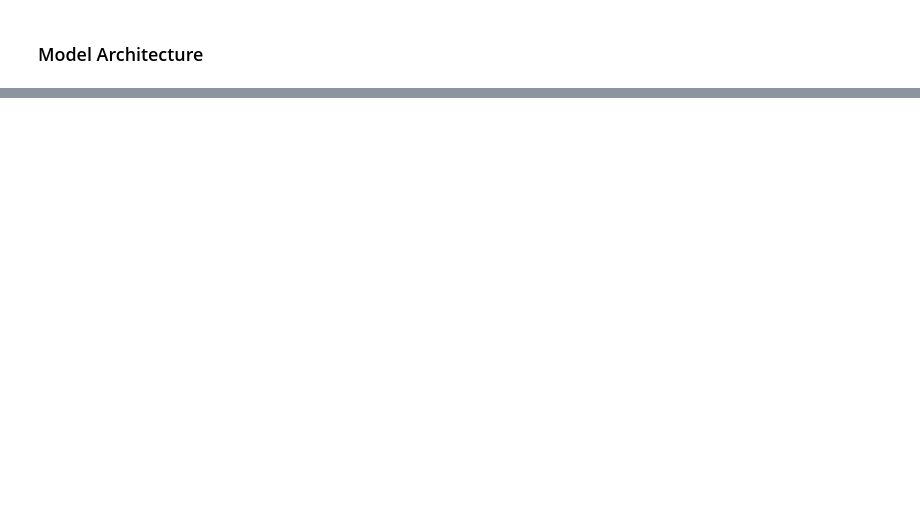
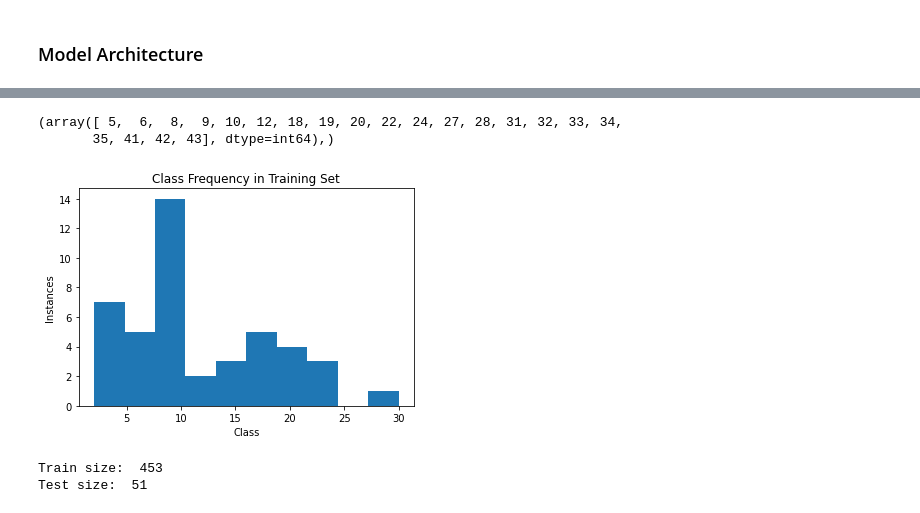
Before and after one commit to acediatic/SquirrelMonkey, a Jupyter notebook: VGG-16.ipynb, the cells around one changed output, grey strips where cells are left out. Cells and saved outputs as stored; diff of their text form; code cells hidden in the pictures; blank space fills up the shorter version.

```diff
--- a/VGG-16.ipynb
+++ b/VGG-16.ipynb
@@ -79,20 +79,18 @@ def load_image_dataset(directory, img_width, img_height: (np.ndarray, np.ndarray
 # %%
-X, y = load_image_dataset(TRAIN_DIRECTORY, img_width=IMG_WIDTH, img_height=IMG_HEIGHT)
+def investigate_class_distribution(y_ds, number_folds):
+    #TODO ensure that the plot is displayed in this function
+    classes, counts = np.unique(y_ds, return_counts=True)
 
-# Convert to batch along the 0th axis
-X = np.stack(X, axis=0)
-y = np.stack(y, axis=0)
+    # TODO - add 1 for false-positives (not a monkey), 1 for previously unseen individuals
+    num_classes = len(classes)
 
-classes, counts = np.unique(y, return_counts=True)
+    too_few = np.nonzero(np.where(counts < number_folds, classes, 0))
+    print(too_few)
 
-# TODO - add 1 for false-positives (not a monkey), 1 for previously unseen individuals
-number_classes = len(classes)
+    plt.hist(counts)
+    plt.ylabel("Instances")
+    plt.xlabel("Class")
+    plt.title("Class Frequency in Training Set")
+    plt.show()
 
-too_few = np.nonzero(np.where(counts < NUMBER_FOLDS, classes, 0))
-print(too_few)
-
-plt.hist(counts)
-plt.ylabel("Instances")
-plt.xlabel("Class")
-plt.title("Class Frequency in Training Set")
-plt.show()
+    return num_classes
@@ -254,0 +270,13 @@ KeyboardInterrupt:
+# %%
+number_classes = investigate_class_distribution(y=y, number_folds=NUMBER_FOLDS)
+# %% [output]
+(array([ 5,  6,  8,  9, 10, 12, 18, 19, 20, 22, 24, 27, 28, 31, 32, 33, 34,
+       35, 41, 42, 43], dtype=int64),)
+[figure, added]
+# %%
+X_train, X_test, y_train, y_test = get_stratified_train_test_split(X=X, y=y,
+                                                                   test_size=TEST_SIZE,
+                                                                   seed=SEED)
+# %% [output]
+Train size:  453
+Test size:  51
```
Also changed, not shown: parts of 14 cells of this notebook, 2 other files.
